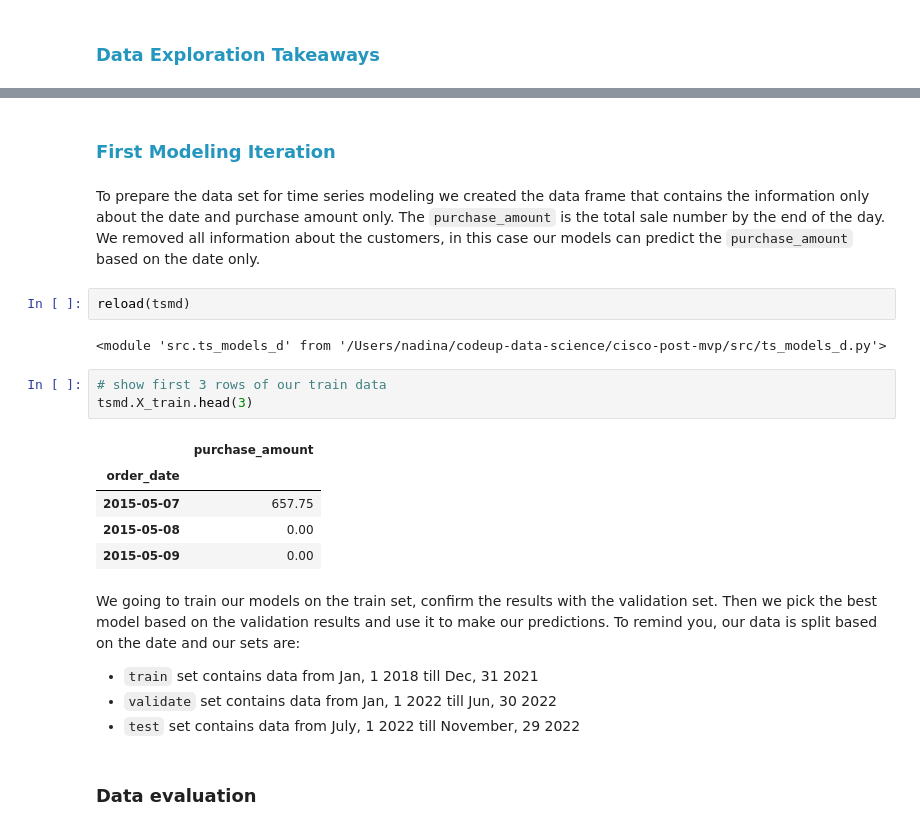
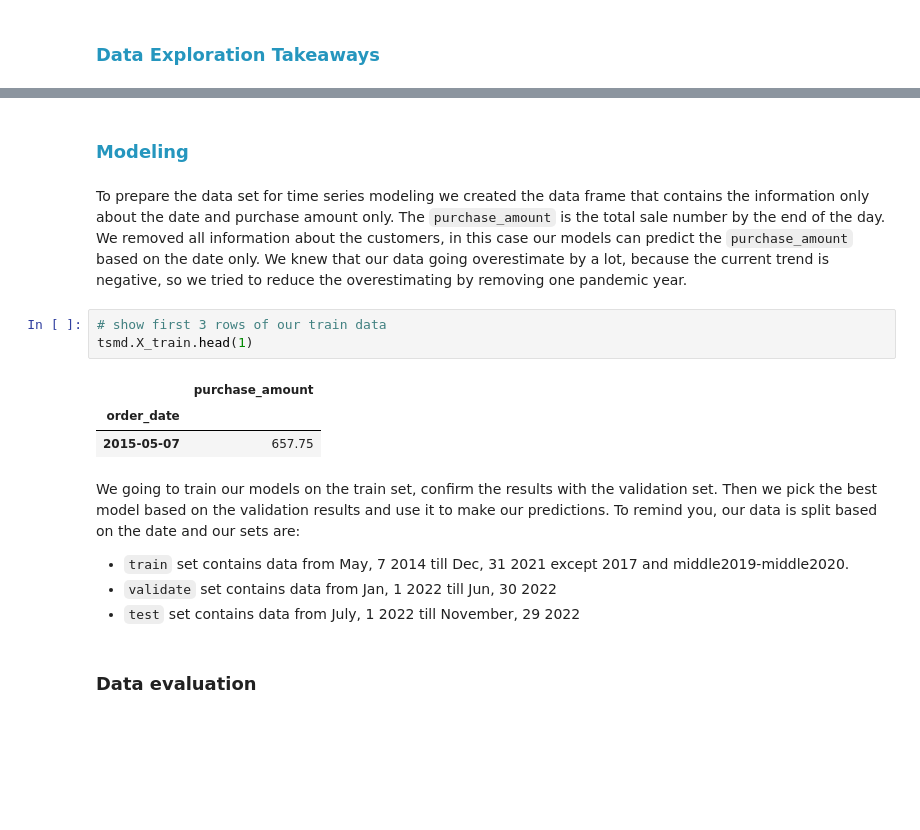
Before and after one commit to The-Real-MVPs/cisco-time-series-analysis, a Jupyter notebook: final_notebook.ipynb, the cells around one changed output, grey strips where cells are left out. Cells and saved outputs as stored; diff of their text form; blank space fills up the shorter version.

```diff
--- a/final_notebook.ipynb
+++ b/final_notebook.ipynb
@@ -334,25 +330,19 @@ __Quarterly purchase amounts__
 __Pandemic observations__
 - In the beginning of the pandemic there was a spike in purchase amounts.
 # %% [markdown]
-<h3 style="color:#2596be;">First Modeling Iteration</h3>
+<h3 style="color:#2596be;">Modeling</h3>
 # %% [markdown]
-To prepare the data set for time series modeling we created the data frame that contains the information only about the date and purchase amount only. The `purchase_amount` is the total sale number by the end of the day. We removed all information about the customers, in this case our models can predict the `purchase_amount` based on the date only.
+To prepare the data set for time series modeling we created the data frame that contains the information only about the date and purchase amount only. The `purchase_amount` is the total sale number by the end of the day. We removed all information about the customers, in this case our models can predict the `purchase_amount` based on the date only. We knew that our data going overestimate by a lot, because the current trend is negative, so we tried to reduce the overestimating by removing one pandemic year.
-# %%
-reload(tsmd)
-# %% [output]
-<module 'src.ts_models_d' from '/Users/nadina/codeup-data-science/cisco-post-mvp/src/ts_models_d.py'>
 # %%
 # show first 3 rows of our train data
-tsmd.X_train.head(3)
+tsmd.X_train.head(1)
 # %% [output]
 |  | purchase_amount |
 | order_date |  |
 | 2015-05-07 | 657.75 |
-| 2015-05-08 | 0.00 |
-| 2015-05-09 | 0.00 |
 # %% [markdown]
 We going to train our models on the train set, confirm the results with the validation set. Then we pick the best model based on the validation results and use it to make our predictions. To remind you, our data is split based on the date and our sets are:
-- `train` set contains data from Jan, 1 2018 till Dec, 31 2021
+- `train` set contains data from May, 7 2014 till Dec, 31 2021 except 2017 and middle2019-middle2020.
 - `validate` set contains data from Jan, 1 2022 till Jun, 30 2022
 - `test` set contains data from July, 1 2022 till November, 29 2022
 # %% [markdown]
```
Also changed, not shown: parts of 45 cells of this notebook, 4 other files.
